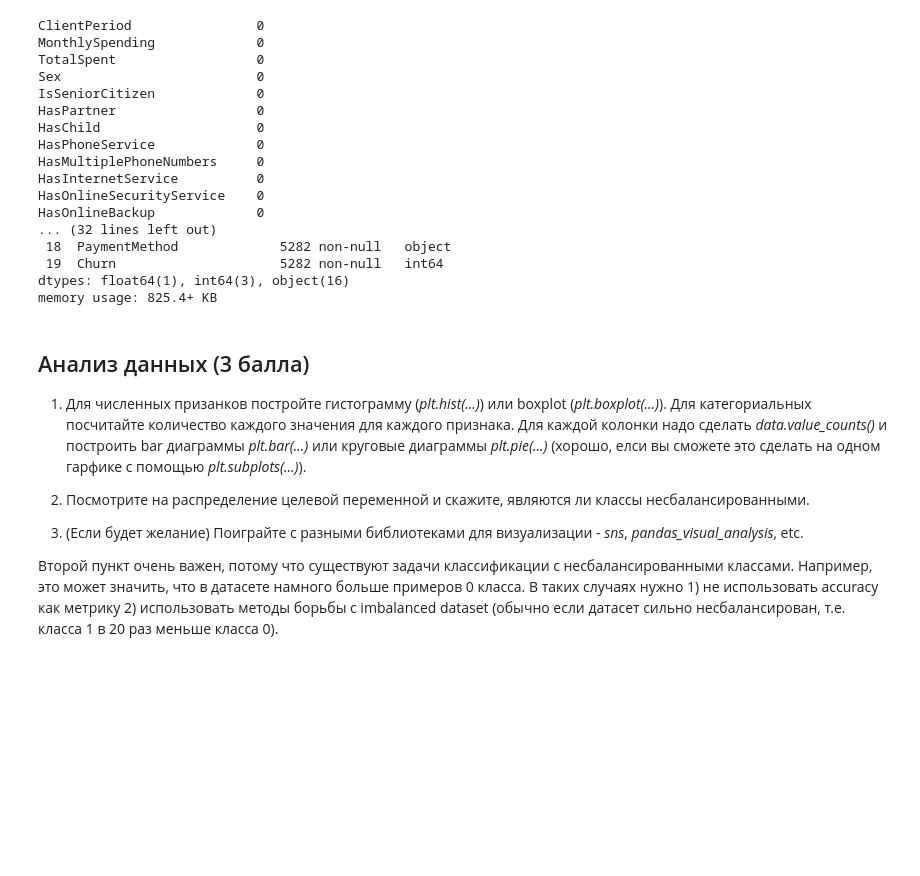
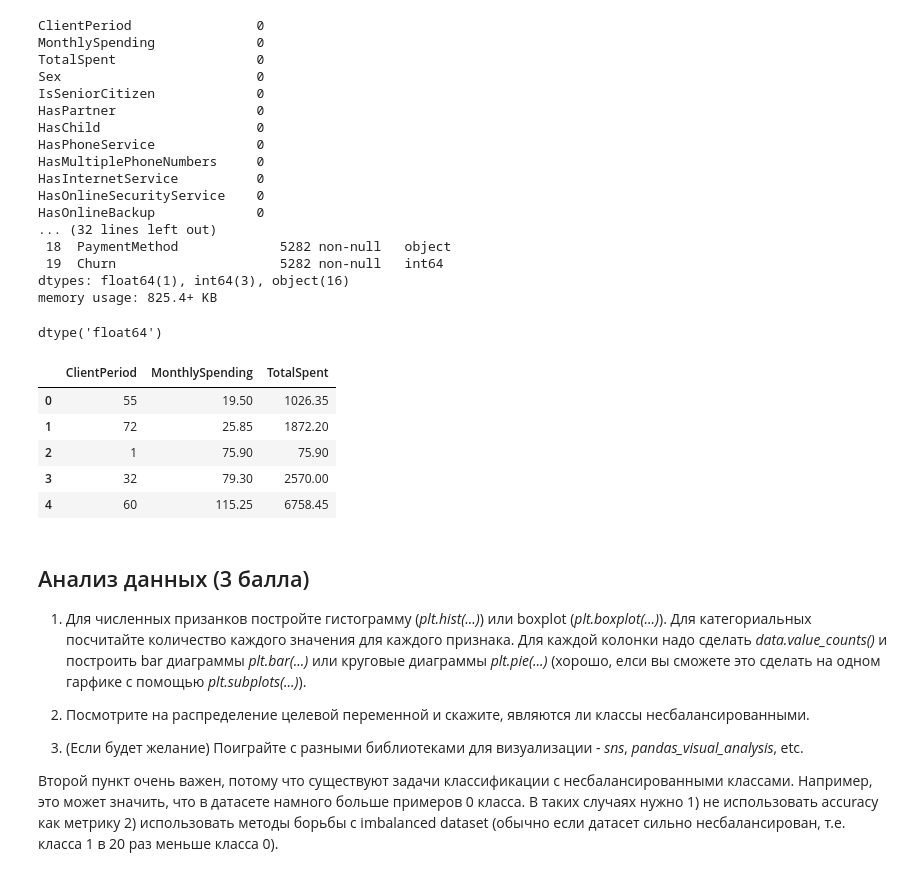
Before and after one commit to glaurungh/dls-course, a Jupyter notebook: baseline.ipynb, the cells around one changed output. Cells and saved outputs as stored; diff of their text form; code cells hidden in the pictures; blank space fills up the shorter version.

```diff
--- a/baseline.ipynb
+++ b/baseline.ipynb
@@ -132,3 +132,8 @@ HasOnlineBackup             0
  19  Churn                     5282 non-null   int64
 dtypes: float64(1), int64(3), object(16)
 memory usage: 825.4+ KB
+# %%
+data['TotalSpent'] = pd.to_numeric(data['TotalSpent'], errors ='coerce')
+data['TotalSpent'].dtypes
+# %% [output]
+dtype('float64')
@@ -135,3 +143,12 @@ memory usage: 825.4+ KB
+# %%
+data[num_cols].head()
+# %% [output]
+|  | ClientPeriod | MonthlySpending | TotalSpent |
+| 0 | 55 | 19.50 | 1026.35 |
+| 1 | 72 | 25.85 | 1872.20 |
+| 2 | 1 | 75.90 | 75.90 |
+| 3 | 32 | 79.30 | 2570.00 |
+| 4 | 60 | 115.25 | 6758.45 |
 # %% [markdown]
 ## Анализ данных (3 балла)
 
```
Also changed, not shown: parts of 7 cells of this notebook.
